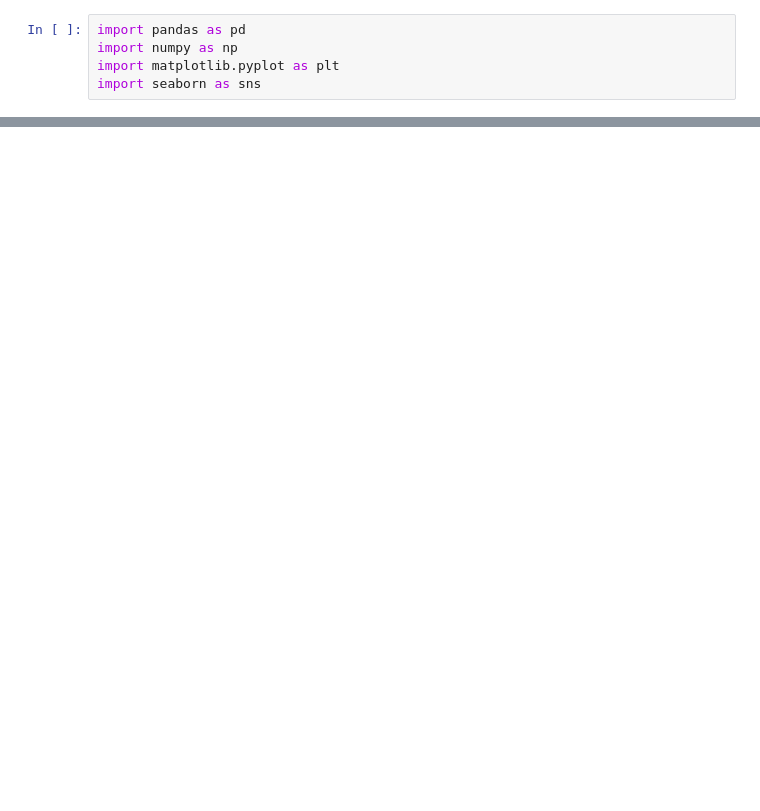
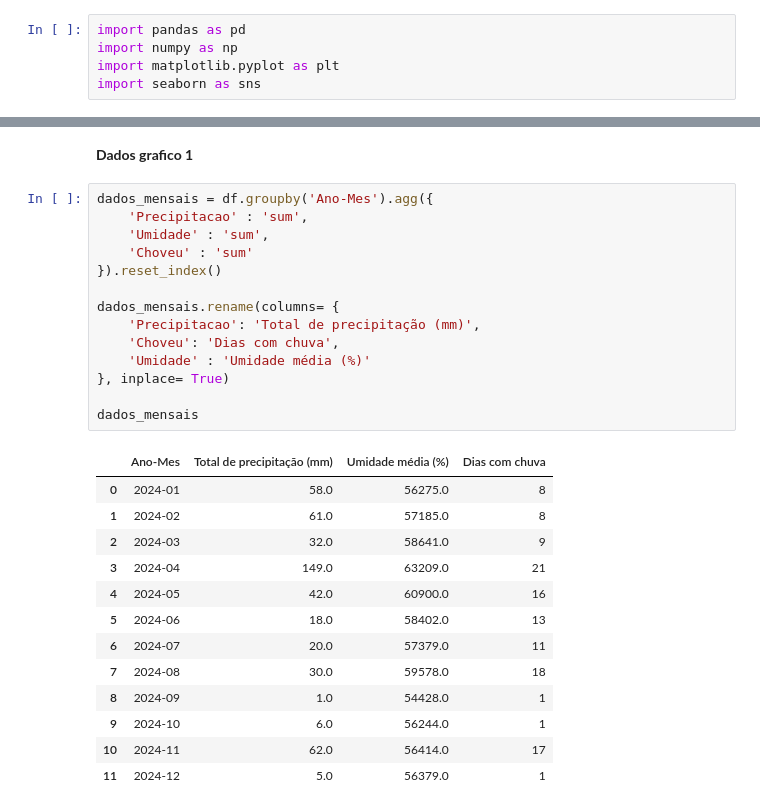
Before and after one commit to Vinicius-Dias07/GS-Modelagem-Linear, a Jupyter notebook: AnaliseDeDados.ipynb, the cells around one changed output, grey strips where cells are left out. Drawn from its saved outputs; the diff is of its cells as text; blank space fills up the shorter version.

```diff
--- a/AnaliseDeDados.ipynb
+++ b/AnaliseDeDados.ipynb
@@ -41,0 +74,30 @@ KeyError: 'PRECIPITACAO (mm)'
+# %% [markdown]
+**Dados grafico 1**
+# %%
+dados_mensais = df.groupby('Ano-Mes').agg({
+    'Precipitacao' : 'sum',
+    'Umidade' : 'sum',
+    'Choveu' : 'sum'
+}).reset_index()
+
+dados_mensais.rename(columns= {
+    'Precipitacao': 'Total de precipitação (mm)',
+    'Choveu': 'Dias com chuva',
+    'Umidade' : 'Umidade média (%)'
+}, inplace= True)
+
+dados_mensais
+# %% [output]
+|  | Ano-Mes | Total de precipitação (mm) | Umidade média (%) | Dias com chuva |
+| 0 | 2024-01 | 58.0 | 56275.0 | 8 |
+| 1 | 2024-02 | 61.0 | 57185.0 | 8 |
+| 2 | 2024-03 | 32.0 | 58641.0 | 9 |
+| 3 | 2024-04 | 149.0 | 63209.0 | 21 |
+| 4 | 2024-05 | 42.0 | 60900.0 | 16 |
+| 5 | 2024-06 | 18.0 | 58402.0 | 13 |
+| 6 | 2024-07 | 20.0 | 57379.0 | 11 |
+| 7 | 2024-08 | 30.0 | 59578.0 | 18 |
+| 8 | 2024-09 | 1.0 | 54428.0 | 1 |
+| 9 | 2024-10 | 6.0 | 56244.0 | 1 |
+| 10 | 2024-11 | 62.0 | 56414.0 | 17 |
+| 11 | 2024-12 | 5.0 | 56379.0 | 1 |
```
Also changed, not shown: parts of 11 cells of this notebook.
